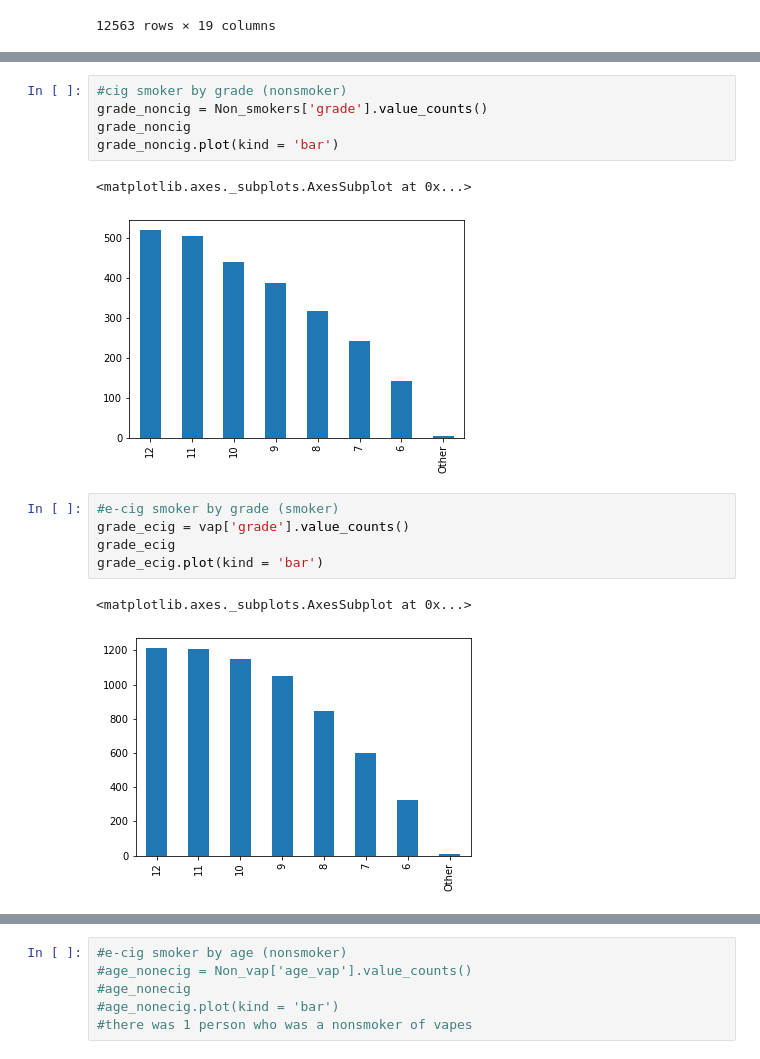
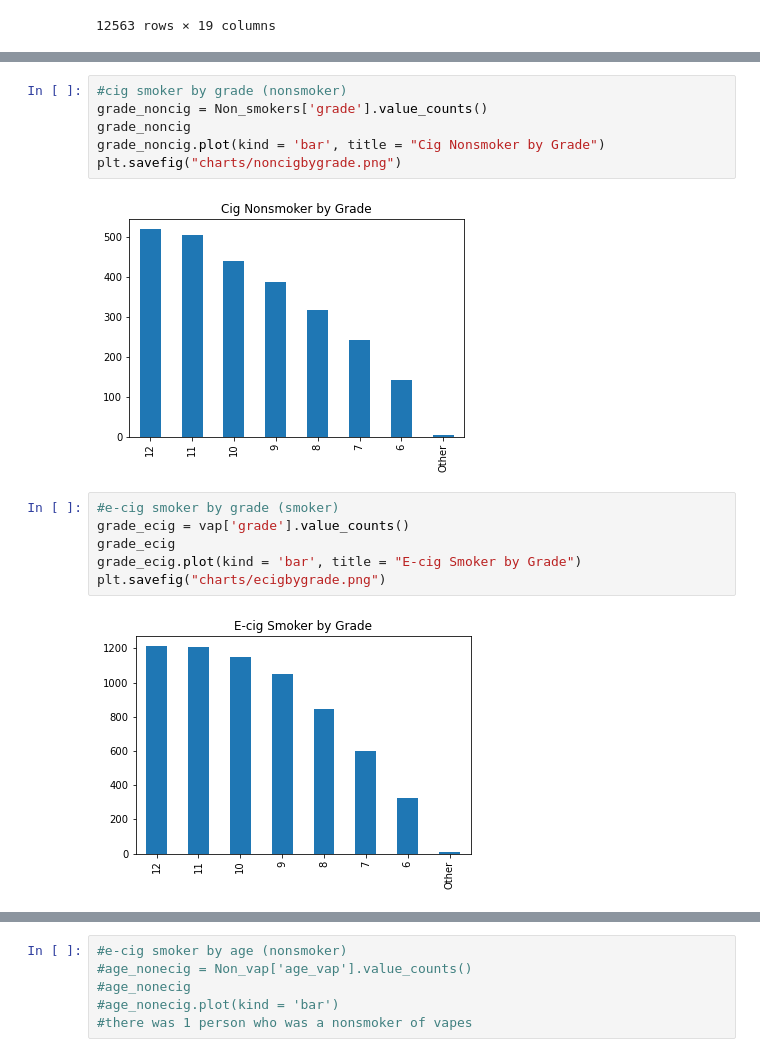
Before and after one commit to AnjanaDelhi/project_1, a Jupyter notebook: vaping.ipynb, the cells around one changed output, grey strips where cells are left out. Cells and saved outputs as stored; diff of their text form.

```diff
--- a/vaping.ipynb
+++ b/vaping.ipynb
@@ -410,19 +410,19 @@ grade_cig.plot(kind = 'bar')
 # %%
 #cig smoker by grade (nonsmoker)
 grade_noncig = Non_smokers['grade'].value_counts()
 grade_noncig
-grade_noncig.plot(kind = 'bar')
+grade_noncig.plot(kind = 'bar', title = "Cig Nonsmoker by Grade")
+plt.savefig("charts/noncigbygrade.png")
 # %% [output]
-<matplotlib.axes._subplots.AxesSubplot at 0x...>
-[figure, old version]
+[figure, new version]
 # %%
 #e-cig smoker by grade (smoker)
 grade_ecig = vap['grade'].value_counts()
 grade_ecig
-grade_ecig.plot(kind = 'bar')
+grade_ecig.plot(kind = 'bar', title = "E-cig Smoker by Grade")
+plt.savefig("charts/ecigbygrade.png")
 # %% [output]
-<matplotlib.axes._subplots.AxesSubplot at 0x...>
-[figure, old version]
+[figure, new version]
 # %%
 #e-cig smoker by grade (nonsmoker)
 grade_nonecig = Non_vap['grade'].value_counts()
```
Also changed, not shown: parts of 32 cells of this notebook, 25 other files.
